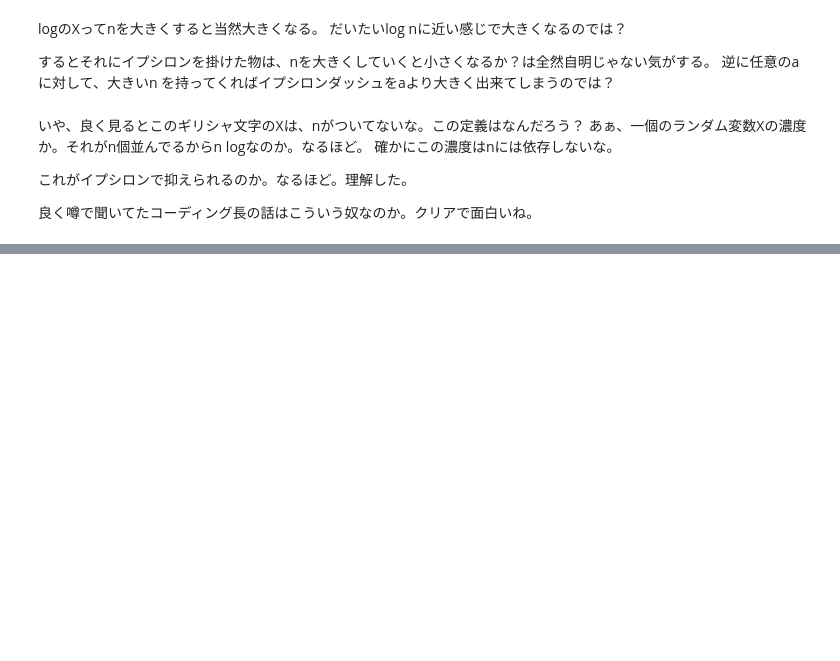
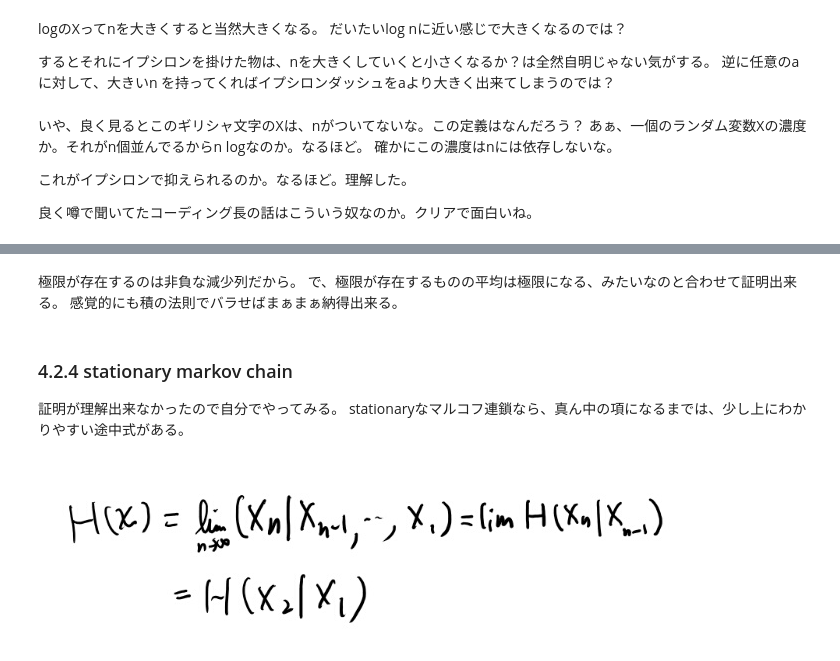
Before and after one commit to karino2/karino2.github.io, a Jupyter notebook: ipynb/2019-02-10-144121.ipynb, the cells around one changed output, grey strips where cells are left out. Drawn from its saved outputs; the diff is of its cells as text; code cells hidden in the pictures; blank space fills up the shorter version.

```diff
--- a/ipynb/2019-02-10-144121.ipynb
+++ b/ipynb/2019-02-10-144121.ipynb
@@ -102,0 +147,13 @@ logのXってnを大きくすると当然大きくなる。
+# %% [markdown]
+極限が存在するのは非負な減少列だから。
+で、極限が存在するものの平均は極限になる、みたいなのと合わせて証明出来る。
+感覚的にも積の法則でバラせばまぁまぁ納得出来る。
+# %% [markdown]
+### 4.2.4 stationary  markov chain
+
+証明が理解出来なかったので自分でやってみる。
+stationaryなマルコフ連鎖なら、真ん中の項になるまでは、少し上にわかりやすい途中式がある。
+# %%
+MeatPieImage()
+# %% [output]
+[figure, added]
```
Also changed, not shown: parts of 14 cells of this notebook.
